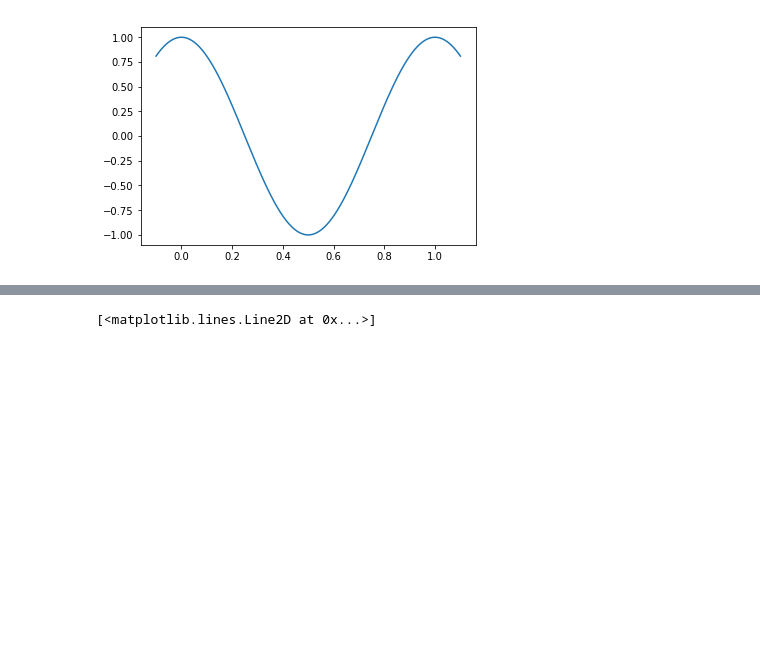
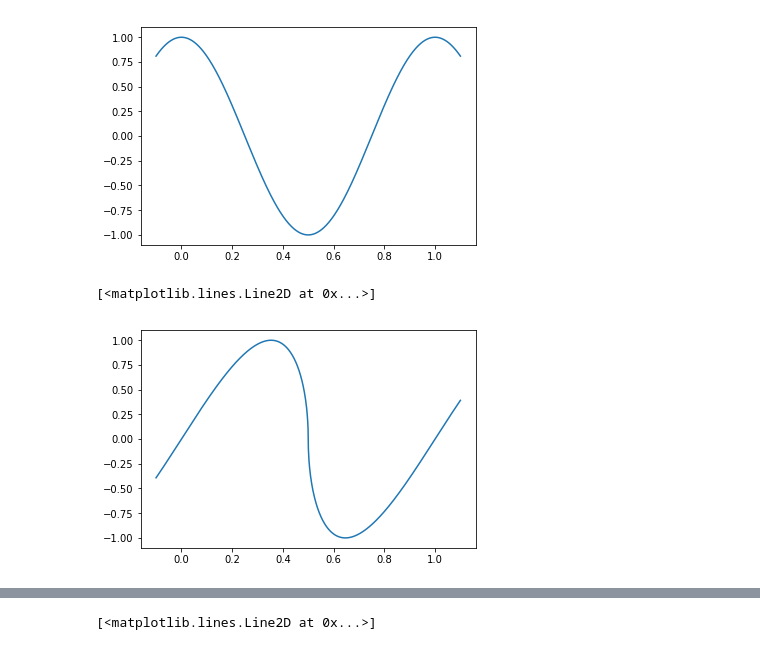
Before and after one commit to frostburn/frostsynth2, a Jupyter notebook: Waveform.ipynb, the cells around one changed output, grey strips where cells are left out. Cells and saved outputs as stored; diff of their text form; code cells hidden in the pictures; blank space fills up the shorter version.

```diff
--- a/Waveform.ipynb
+++ b/Waveform.ipynb
@@ -20,3 +20,8 @@ plot(t, cosine(t))
 # %% [output]
 [<matplotlib.lines.Line2D at 0x...>]
 [figure]
+# %%
+plot(t, twine(t))
+# %% [output]
+[<matplotlib.lines.Line2D at 0x...>]
+[figure, added]
```
Also changed, not shown: parts of 7 cells of this notebook, 3 other files.
